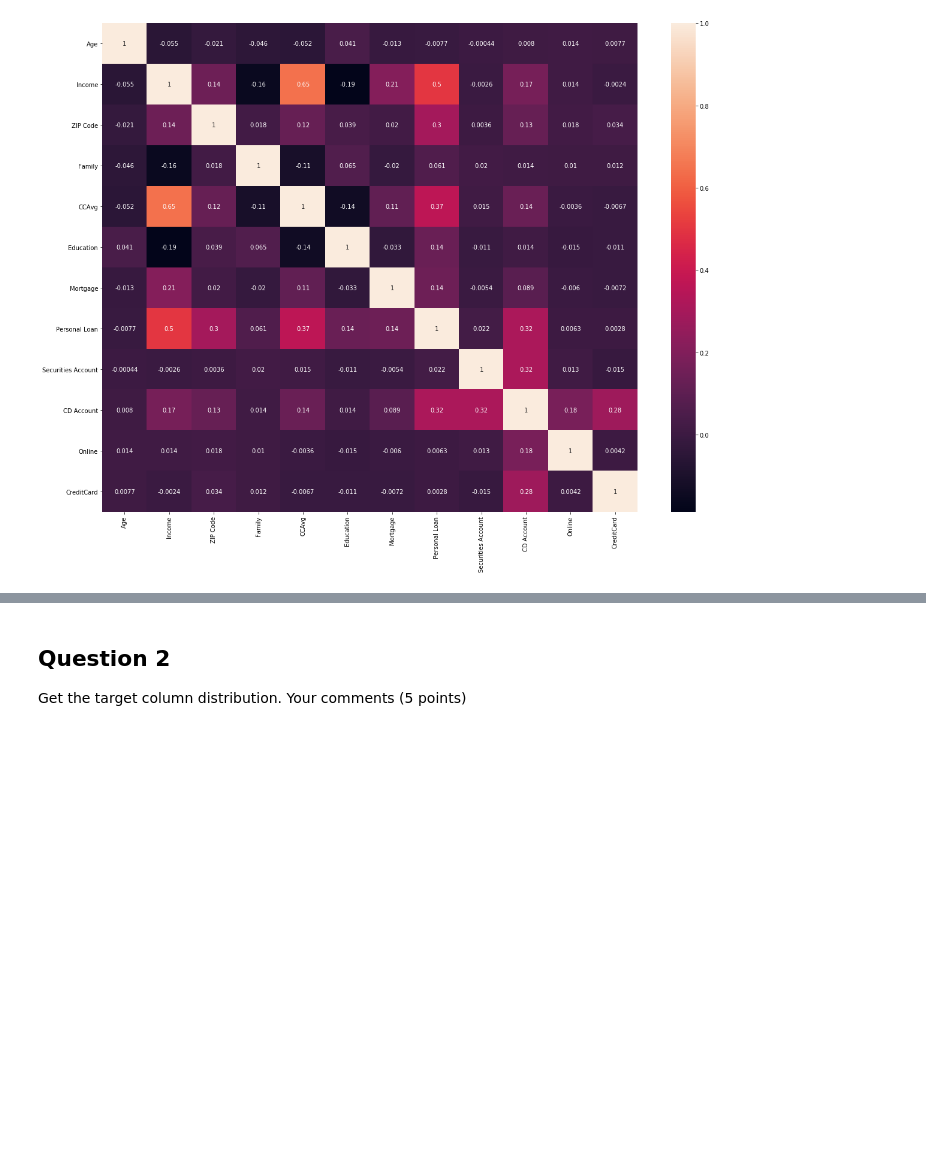
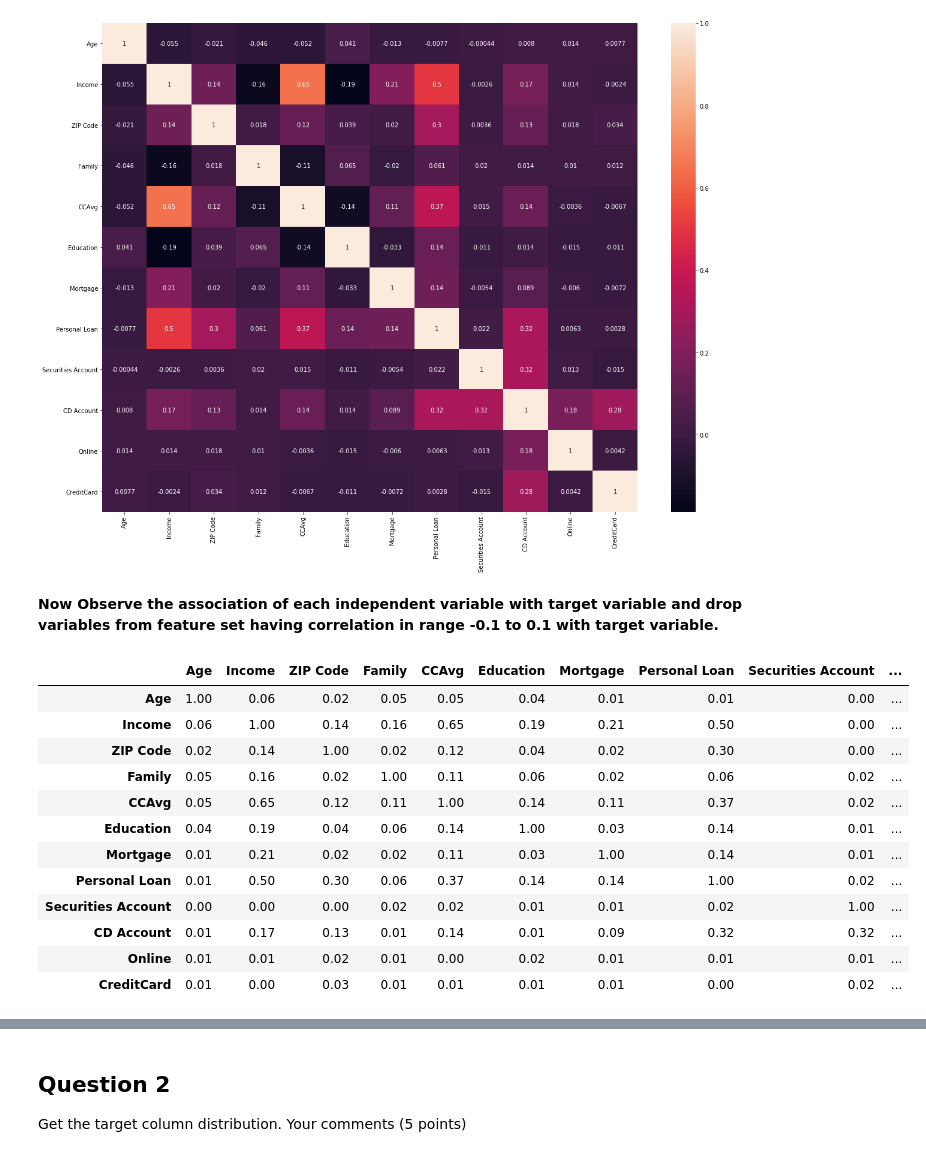
Before and after one commit to GreatLearningAIML1/bangalore-feb-batch-ojhajayant, a Jupyter notebook: SupervisedLearning_R3_Project1.ipynb, the cells around one changed output, grey strips where cells are left out. Cells and saved outputs as stored; diff of their text form; code cells hidden in the pictures; blank space fills up the shorter version.

```diff
--- a/SupervisedLearning_R3_Project1.ipynb
+++ b/SupervisedLearning_R3_Project1.ipynb
@@ -515,3 +515,24 @@ sns.heatmap(new_customer_df.corr(), annot=True)
  <matplotlib.axes._subplots.AxesSubplot at 0x...>)
 <matplotlib.axes._subplots.AxesSubplot at 0x...>
 [figure]
+# %% [markdown]
+**Now Observe the association of each independent variable with target variable and drop variables from feature set having correlation in range -0.1 to 0.1 with target variable.**
+# %%
+# Create correlation matrix with all strongly correlated values (i.e. both -ve and +ve
+# values converted to absolute counterparts so as to compare with a thresold like 0.95)
+corr_matrix = new_customer_df.corr().abs()
+corr_matrix
+# %% [output]
+|  | Age | Income | ZIP Code | Family | CCAvg | Education | Mortgage | Personal Loan | Securities Account | ... |
+| Age | 1.00 | 0.06 | 0.02 | 0.05 | 0.05 | 0.04 | 0.01 | 0.01 | 0.00 | ... |
+| Income | 0.06 | 1.00 | 0.14 | 0.16 | 0.65 | 0.19 | 0.21 | 0.50 | 0.00 | ... |
+| ZIP Code | 0.02 | 0.14 | 1.00 | 0.02 | 0.12 | 0.04 | 0.02 | 0.30 | 0.00 | ... |
+| Family | 0.05 | 0.16 | 0.02 | 1.00 | 0.11 | 0.06 | 0.02 | 0.06 | 0.02 | ... |
+| CCAvg | 0.05 | 0.65 | 0.12 | 0.11 | 1.00 | 0.14 | 0.11 | 0.37 | 0.02 | ... |
+| Education | 0.04 | 0.19 | 0.04 | 0.06 | 0.14 | 1.00 | 0.03 | 0.14 | 0.01 | ... |
+| Mortgage | 0.01 | 0.21 | 0.02 | 0.02 | 0.11 | 0.03 | 1.00 | 0.14 | 0.01 | ... |
+| Personal Loan | 0.01 | 0.50 | 0.30 | 0.06 | 0.37 | 0.14 | 0.14 | 1.00 | 0.02 | ... |
+| Securities Account | 0.00 | 0.00 | 0.00 | 0.02 | 0.02 | 0.01 | 0.01 | 0.02 | 1.00 | ... |
+| CD Account | 0.01 | 0.17 | 0.13 | 0.01 | 0.14 | 0.01 | 0.09 | 0.32 | 0.32 | ... |
+| Online | 0.01 | 0.01 | 0.02 | 0.01 | 0.00 | 0.02 | 0.01 | 0.01 | 0.01 | ... |
+| CreditCard | 0.01 | 0.00 | 0.03 | 0.01 | 0.01 | 0.01 | 0.01 | 0.00 | 0.02 | ... |
```
Also changed, not shown: parts of 16 cells of this notebook.
